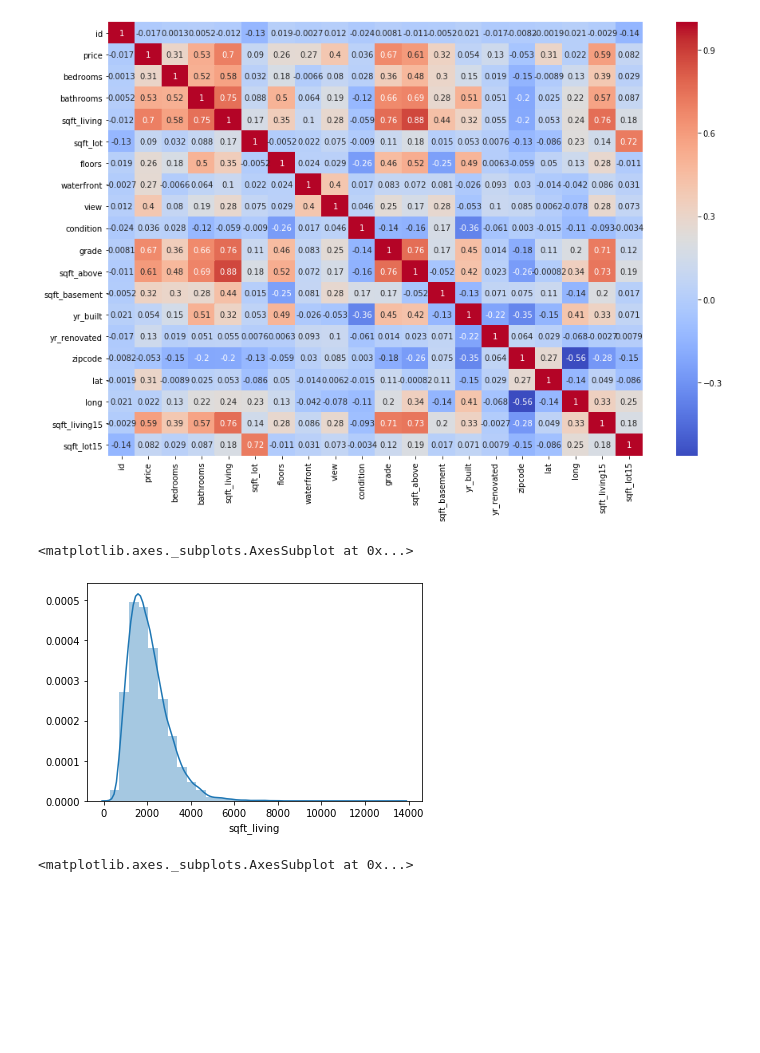
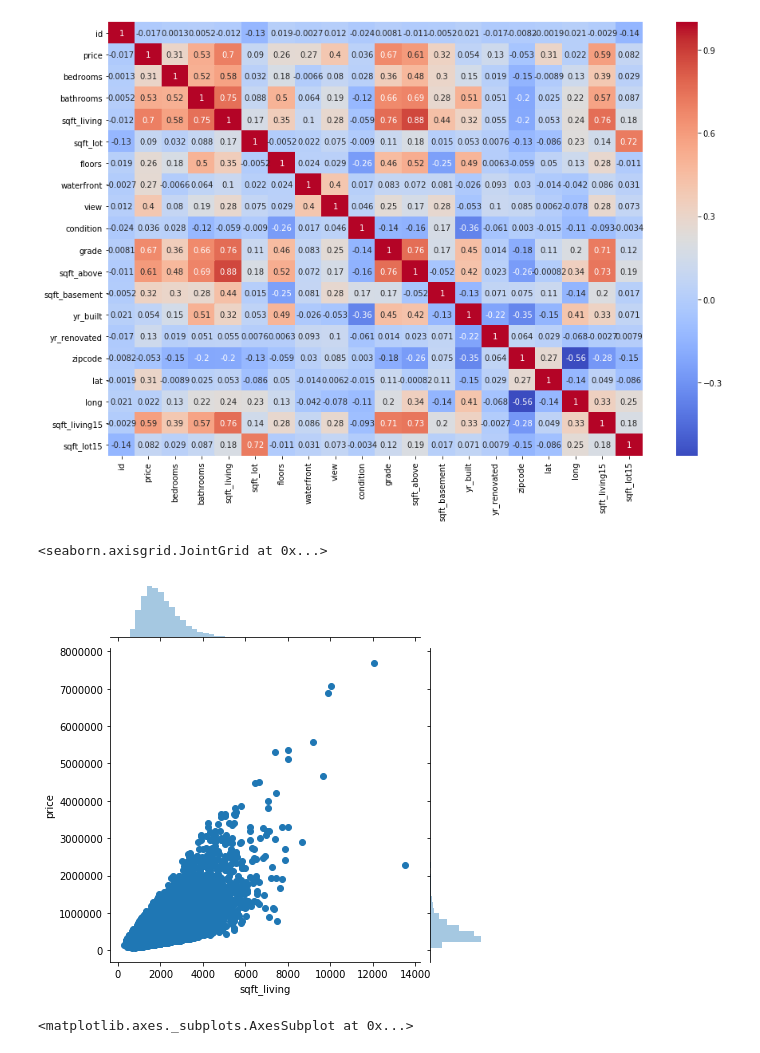
Before and after one commit to Nikitha-nsu/LinearModel_Houseprice, a Jupyter notebook: King_County.ipynb, the cells around one changed output. Saved outputs shown, nothing was run; the diff lists cells and outputs as text; code cells hidden in the pictures; blank space fills up the shorter version.

```diff
--- a/King_County.ipynb
+++ b/King_County.ipynb
@@ -41,7 +73,7 @@ sns.heatmap(df.corr(), cmap='coolwarm',annot= True)
 <matplotlib.axes._subplots.AxesSubplot at 0x...>
 [figure]
 # %%
-sns.distplot(df['sqft_living'],bins=30)
+sns.jointplot(df['sqft_living'],df['price'])
 # %% [output]
-<matplotlib.axes._subplots.AxesSubplot at 0x...>
+<seaborn.axisgrid.JointGrid at 0x...>
-[figure, old version]
+[figure, new version]
```
Also changed, not shown: parts of 50 cells of this notebook.
